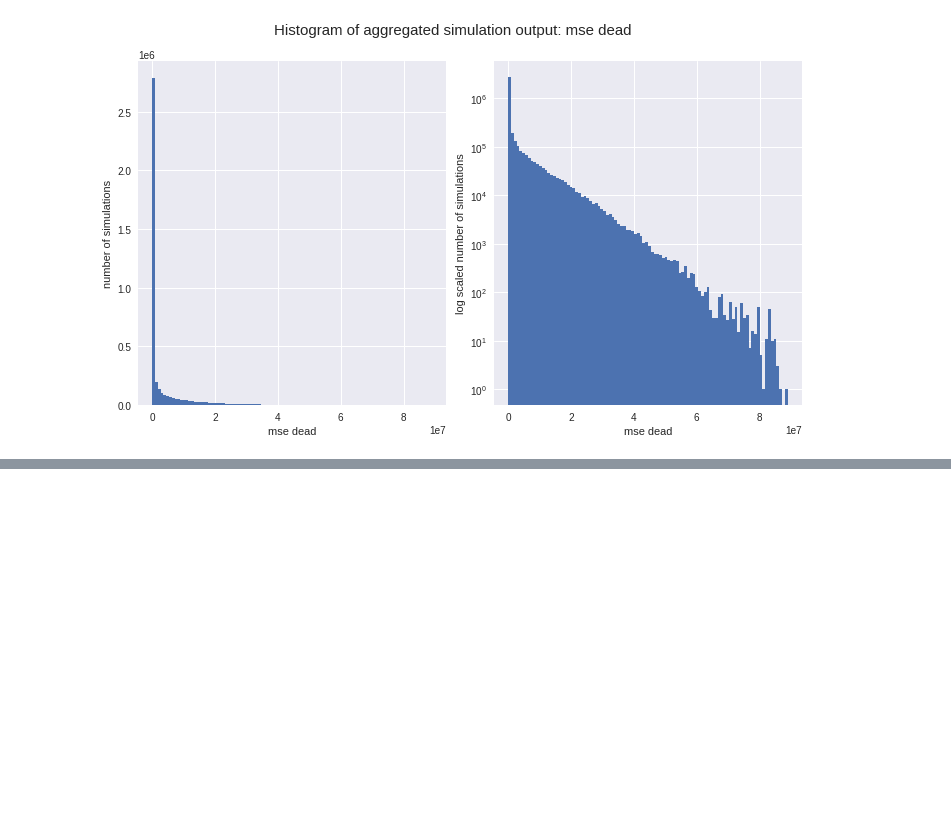
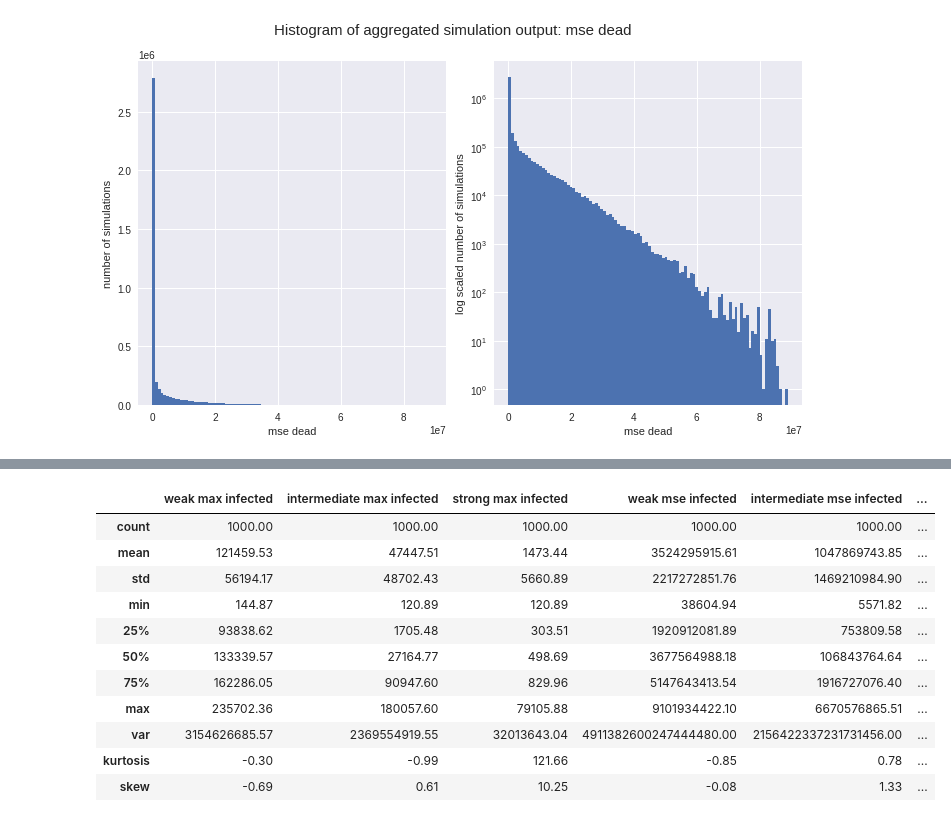
Before and after one commit to lelange/sensitivity_analysis, a Jupyter notebook: pycode/sensitivity_analysis/Uncertainty_Quantification.ipynb, the cells around one changed output, grey strips where cells are left out. Drawn from its saved outputs; the diff is of its cells as text; code cells hidden in the pictures; blank space fills up the shorter version.

```diff
--- a/pycode/sensitivity_analysis/Uncertainty_Quantification.ipynb
+++ b/pycode/sensitivity_analysis/Uncertainty_Quantification.ipynb
@@ -714,0 +716,25 @@ show_one_scenario_distribution(output_all = outputArray,
+# %%
+def aggregate_output_scenario(sim_out, aggregation_function, number_of_days = number_of_days):
+
+    if aggregation_function == "max":
+        output_agg = np.max(sim_out[:, :number_of_days], axis = 1, keepdims = True)
+    elif aggregation_function == "sum":
+        output_agg = np.sum(sim_out[:, :number_of_days], axis = 1, keepdims=True)
+    elif aggregation_function == "mean":
+        output_agg = np.mean(sim_out[:, :number_of_days], axis = 1, keepdims=True)
+    elif aggregation_function == "mse":
+        output_agg = ((np.array(sim_out[:, :number_of_days]) - dataset[:number_of_days, output_no])**2).mean(axis = 1, keepdims = True)
+    #print(f"Aggregated output is {aggregation_function} {output_compartment}.")
+    return output_agg
+# %%
+# create list which contains all outputs of interest
+outputs_scenarios = []
+output_names_scenarios = []
+for agg in ["max", "mse"]:
+    for scenario in NPI_scenario_list:
+        out_comp = compartments[static_params['output_index'][output_no]]
+        print(f"Aggregated output is {agg} {out_comp} {scenario}.")
+        outputs_scenarios.append(aggregate_output_scenario(scenario_outputs[scenario], agg))
+        output_names_scenarios.append(f"{scenario} {agg} {out_comp}")
+print(len(outputs_scenarios))
+print(output_names_scenarios)
@@ -714,0 +750,30 @@ show_one_scenario_distribution(output_all = outputArray,
+# %%
+def get_stats_df(outputs, output_names, N):
+    df = pd.DataFrame()
+    for name, out in zip(output_names, outputs):
+        out = np.squeeze(out[:N])
+        df_infection_peak = pd.DataFrame({name: out})
+
+        df_infection_peak_summary = df_infection_peak.describe()
+        df_infection_peak_summary.loc['var']=[np.var(out) ]
+        df_infection_peak_summary.loc['kurtosis']=[scipy.stats.kurtosis(out) ]
+        df_infection_peak_summary.loc['skew']=[scipy.stats.skew(out) ]
+        df_infection_peak_summary
+        df[name]=df_infection_peak_summary[name]
+    return df
+# %%
+df_scenario_summary = get_stats_df(outputs_scenarios, output_names_scenarios, size_scenario)
+df_scenario_summary.style.format("{:.2f}")
+# %% [output]
+|  | weak max infected | intermediate max infected | strong max infected | weak mse infected | intermediate mse infected | ... |
+| count | 1000.00 | 1000.00 | 1000.00 | 1000.00 | 1000.00 | ... |
+| mean | 121459.53 | 47447.51 | 1473.44 | 3524295915.61 | 1047869743.85 | ... |
+| std | 56194.17 | 48702.43 | 5660.89 | 2217272851.76 | 1469210984.90 | ... |
+| min | 144.87 | 120.89 | 120.89 | 38604.94 | 5571.82 | ... |
+| 25% | 93838.62 | 1705.48 | 303.51 | 1920912081.89 | 753809.58 | ... |
+| 50% | 133339.57 | 27164.77 | 498.69 | 3677564988.18 | 106843764.64 | ... |
+| 75% | 162286.05 | 90947.60 | 829.96 | 5147643413.54 | 1916727076.40 | ... |
+| max | 235702.36 | 180057.60 | 79105.88 | 9101934422.10 | 6670576865.51 | ... |
+| var | 3154626685.57 | 2369554919.55 | 32013643.04 | 4911382600247444480.00 | 2156422337231731456.00 | ... |
+| kurtosis | -0.30 | -0.99 | 121.66 | -0.85 | 0.78 | ... |
+| skew | -0.69 | 0.61 | 10.25 | -0.08 | 1.33 | ... |
```
Also changed, not shown: parts of 36 cells of this notebook.
